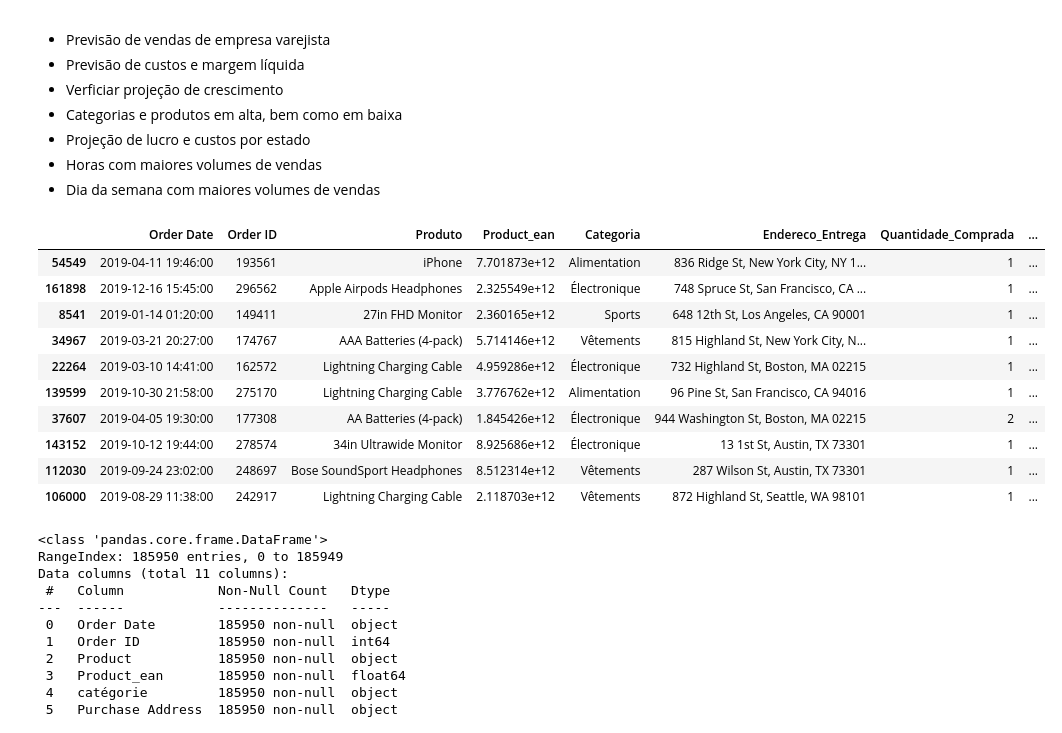
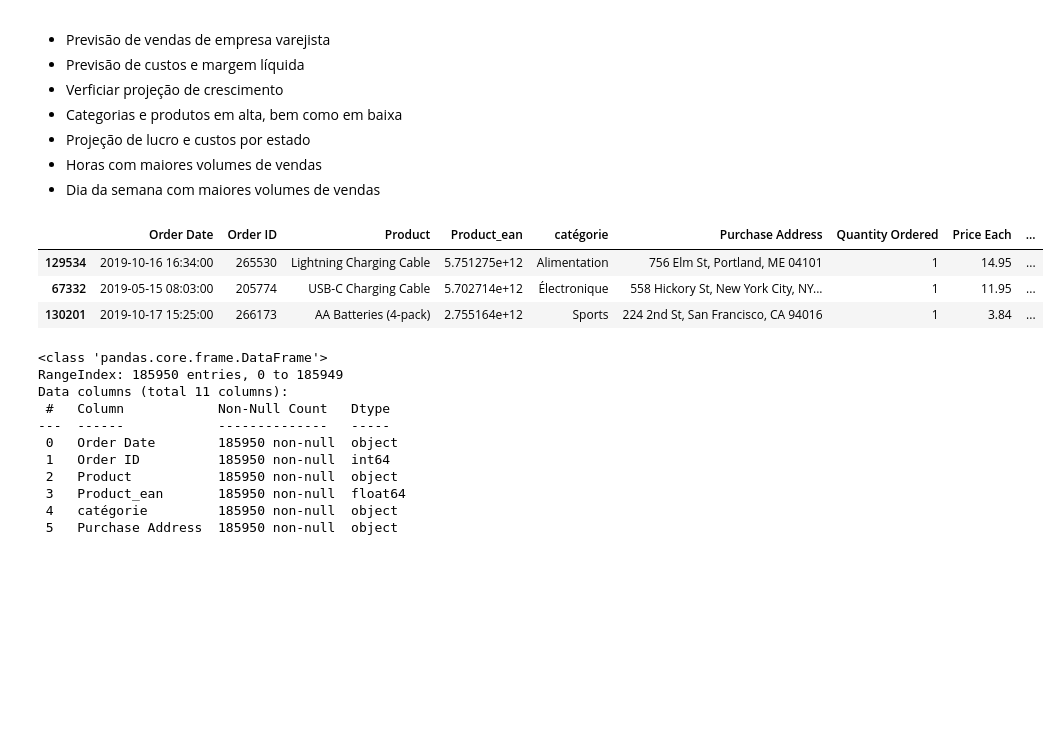
Before and after one commit to alyssonmontovanelli/analise_Previsao_Vendas_varejo, a Jupyter notebook: EDA/01_Engenharia_Atributos.ipynb, the cells around one changed output. Saved outputs shown, nothing was run; the diff lists cells and outputs as text; code cells hidden in the pictures; blank space fills up the shorter version.

```diff
--- a/EDA/01_Engenharia_Atributos.ipynb
+++ b/EDA/01_Engenharia_Atributos.ipynb
@@ -20,19 +20,12 @@ import re
 # Importação do dataset
 data = pd.read_csv('../data/dados_vendas.csv', sep=',')
 # %%
-data.sample(10)
+data.sample(3)
 # %% [output]
-|  | Order Date | Order ID | Produto | Product_ean | Categoria | Endereco_Entrega | Quantidade_Comprada | ... |
-| 54549 | 2019-04-11 19:46:00 | 193561 | iPhone | 7.701873e+12 | Alimentation | 836 Ridge St, New York City, NY 1... | 1 | ... |
-| 161898 | 2019-12-16 15:45:00 | 296562 | Apple Airpods Headphones | 2.325549e+12 | Électronique | 748 Spruce St, San Francisco, CA ... | 1 | ... |
-| 8541 | 2019-01-14 01:20:00 | 149411 | 27in FHD Monitor | 2.360165e+12 | Sports | 648 12th St, Los Angeles, CA 90001 | 1 | ... |
-| 34967 | 2019-03-21 20:27:00 | 174767 | AAA Batteries (4-pack) | 5.714146e+12 | Vêtements | 815 Highland St, New York City, N... | 1 | ... |
-| 22264 | 2019-03-10 14:41:00 | 162572 | Lightning Charging Cable | 4.959286e+12 | Électronique | 732 Highland St, Boston, MA 02215 | 1 | ... |
-| 139599 | 2019-10-30 21:58:00 | 275170 | Lightning Charging Cable | 3.776762e+12 | Alimentation | 96 Pine St, San Francisco, CA 94016 | 1 | ... |
-| 37607 | 2019-04-05 19:30:00 | 177308 | AA Batteries (4-pack) | 1.845426e+12 | Électronique | 944 Washington St, Boston, MA 02215 | 2 | ... |
-| 143152 | 2019-10-12 19:44:00 | 278574 | 34in Ultrawide Monitor | 8.925686e+12 | Électronique | 13 1st St, Austin, TX 73301 | 1 | ... |
-| 112030 | 2019-09-24 23:02:00 | 248697 | Bose SoundSport Headphones | 8.512314e+12 | Vêtements | 287 Wilson St, Austin, TX 73301 | 1 | ... |
-| 106000 | 2019-08-29 11:38:00 | 242917 | Lightning Charging Cable | 2.118703e+12 | Vêtements | 872 Highland St, Seattle, WA 98101 | 1 | ... |
+|  | Order Date | Order ID | Product | Product_ean | catégorie | Purchase Address | Quantity Ordered | Price Each | ... |
+| 129534 | 2019-10-16 16:34:00 | 265530 | Lightning Charging Cable | 5.751275e+12 | Alimentation | 756 Elm St, Portland, ME 04101 | 1 | 14.95 | ... |
+| 67332 | 2019-05-15 08:03:00 | 205774 | USB-C Charging Cable | 5.702714e+12 | Électronique | 558 Hickory St, New York City, NY... | 1 | 11.95 | ... |
+| 130201 | 2019-10-17 15:25:00 | 266173 | AA Batteries (4-pack) | 2.755164e+12 | Sports | 224 2nd St, San Francisco, CA 94016 | 1 | 3.84 | ... |
 # %%
 data.info()
 # %% [output]
```
Also changed, not shown: parts of 11 cells of this notebook, 2 other files.
